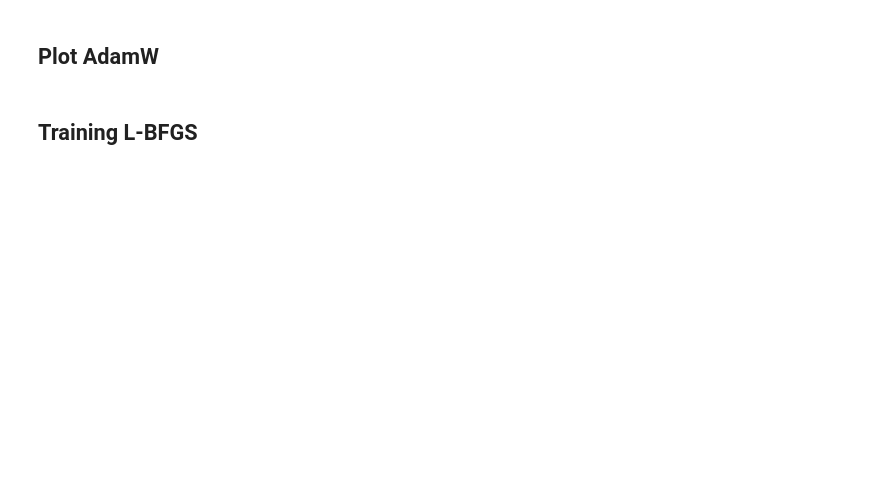
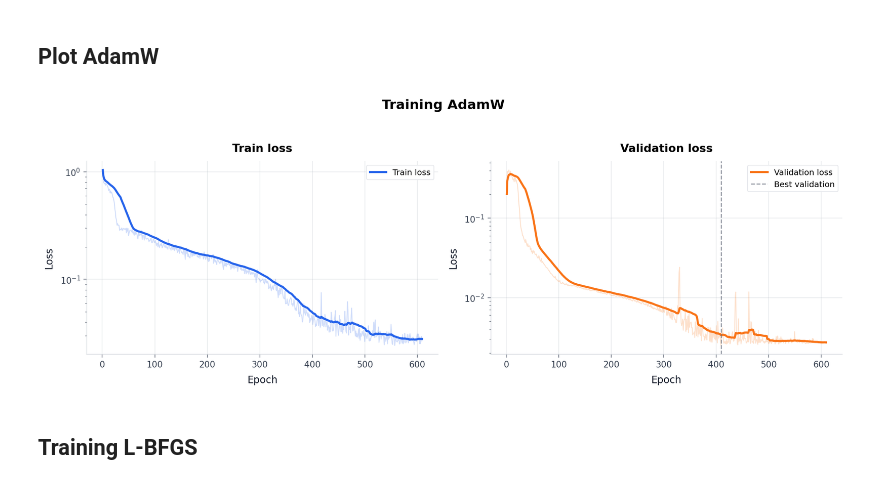
Before and after one commit to Tadashi-xs/Reflection-Coefficient-PINN, a Jupyter notebook: PINN/PhysicsInformedNN.ipynb, the cells around one changed output. Drawn from its saved outputs; the diff is of its cells as text; code cells hidden in the pictures; blank space fills up the shorter version.

```diff
--- a/PINN/PhysicsInformedNN.ipynb
+++ b/PINN/PhysicsInformedNN.ipynb
@@ -1338,2 +801,14 @@ def evaluate_loader(model: nn.Module, loader: DataLoader) -> dict[str, float]:
+# %%
+model_was_loaded = False
+checkpoint_path = None
+
+if cfg.load_existing_model:
+    checkpoint_path = cfg.model_checkpoint_path if cfg.model_checkpoint_path is not None else model_path
+    if checkpoint_path is None or not Path(checkpoint_path).exists():
+        raise FileNotFoundError(f"Checkpoint not found: {checkpoint_path}")
+    checkpoint = torch.load(checkpoint_path, map_location=device)
+    model.load_state_dict(checkpoint["model_state_dict"])
+    model_was_loaded = True
+    print(f"Loaded checkpoint: {checkpoint_path}")
 # %% [markdown]
 ## Training AdamW
@@ -1433,50 +902,39 @@ history_df = pd.DataFrame(history)
 # %% [markdown]
 ## Plot AdamW
 # %%
-adam_history = history_df[history_df["stage"] == "adam"].copy() if "stage" in history_df.columns else pd.DataFrame()
+adam_history = history_df[history_df["stage"] == "adam"].copy() if len(history_df) else pd.DataFrame()
 
 if len(adam_history) == 0:
-    print("AdamW plot skipped")
+    print("AdamW history is empty")
 else:
-    fig, axes = plt.subplots(1, 2, figsize=(14.2, 5.0), dpi=150)
+    fig, axes = plt.subplots(1, 2, figsize=(13.2, 4.6), dpi=150)
     fig.suptitle("Training AdamW", fontsize=15.5, fontweight="semibold", y=1.04)
 
     epoch = adam_history["epoch"].to_numpy()
     train_loss = adam_history["train_loss"].to_numpy()
     valid_loss = adam_history["valid_loss"].to_numpy()
 
     axes[0].plot(epoch, train_loss, color=COLORS["train"], alpha=0.22, linewidth=1.0)
-    axes[0].plot(epoch, valid_loss, color=COLORS["valid"], alpha=0.22, linewidth=1.0)
     axes[0].plot(epoch, smooth_series(train_loss, 35), color=COLORS["train"], linewidth=2.4, label="Train loss")
-    axes[0].plot(epoch, smooth_series(valid_loss, 35), color=COLORS["valid"], linewidth=2.4, label="Validation loss")
-    axes[0].axvline(
+    axes[0].set_yscale("log")
+    polish_axes(axes[0], "Train loss", "Epoch", "Loss", legend=True)
+
+    axes[1].plot(epoch, valid_loss, color=COLORS["valid"], alpha=0.22, linewidth=1.0)
+    axes[1].plot(epoch, smooth_series(valid_loss, 35), color=COLORS["valid"], linewidth=2.4, label="Validation loss")
+    axes[1].axvline(
         adam_history.loc[adam_history["valid_loss"].idxmin(), "epoch"],
         color=COLORS["gray"],
         linestyle="--",
         linewidth=1.2,
         alpha=0.75,
         label="Best validation",
     )
-    axes[0].set_yscale("log")
-    polish_axes(axes[0], "Total loss", "Epoch", "Loss", legend=True)
-
-    component_specs = [
-        ("valid_data", "Data", COLORS["data"]),
-        ("valid_physics", "Physics", COLORS["physics"]),
-        ("valid_R", "Reflection", COLORS["reflection"]),
-    ]
-
-    for col, label, color in component_specs:
-        values = adam_history[col].to_numpy()
-        axes[1].plot(epoch, values, color=color, alpha=0.20, linewidth=1.0)
-        axes[1].plot(epoch, smooth_series(values, 35), color=color, linewidth=2.2, label=label)
-
     axes[1].set_yscale("log")
     polish_axes(axes[1], "Validation loss", "Epoch", "Loss", legend=True)
 
     plt.tight_layout()
     plt.show()
-
-    display(adam_history.tail())
+# %% [output]
+[figure, added]
 # %% [markdown]
 ## Training L-BFGS
```
Also changed, not shown: parts of 50 cells of this notebook, 33 other files.
